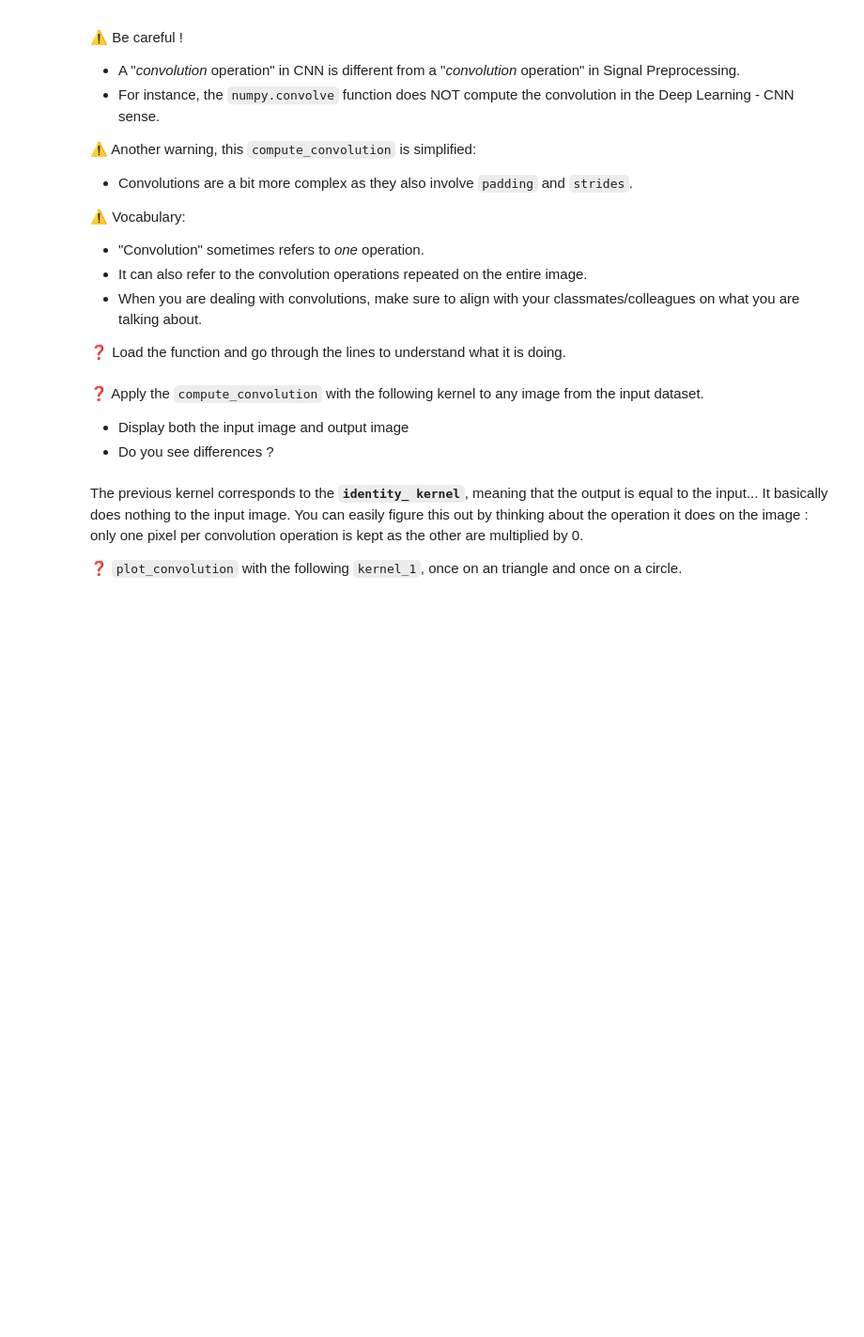
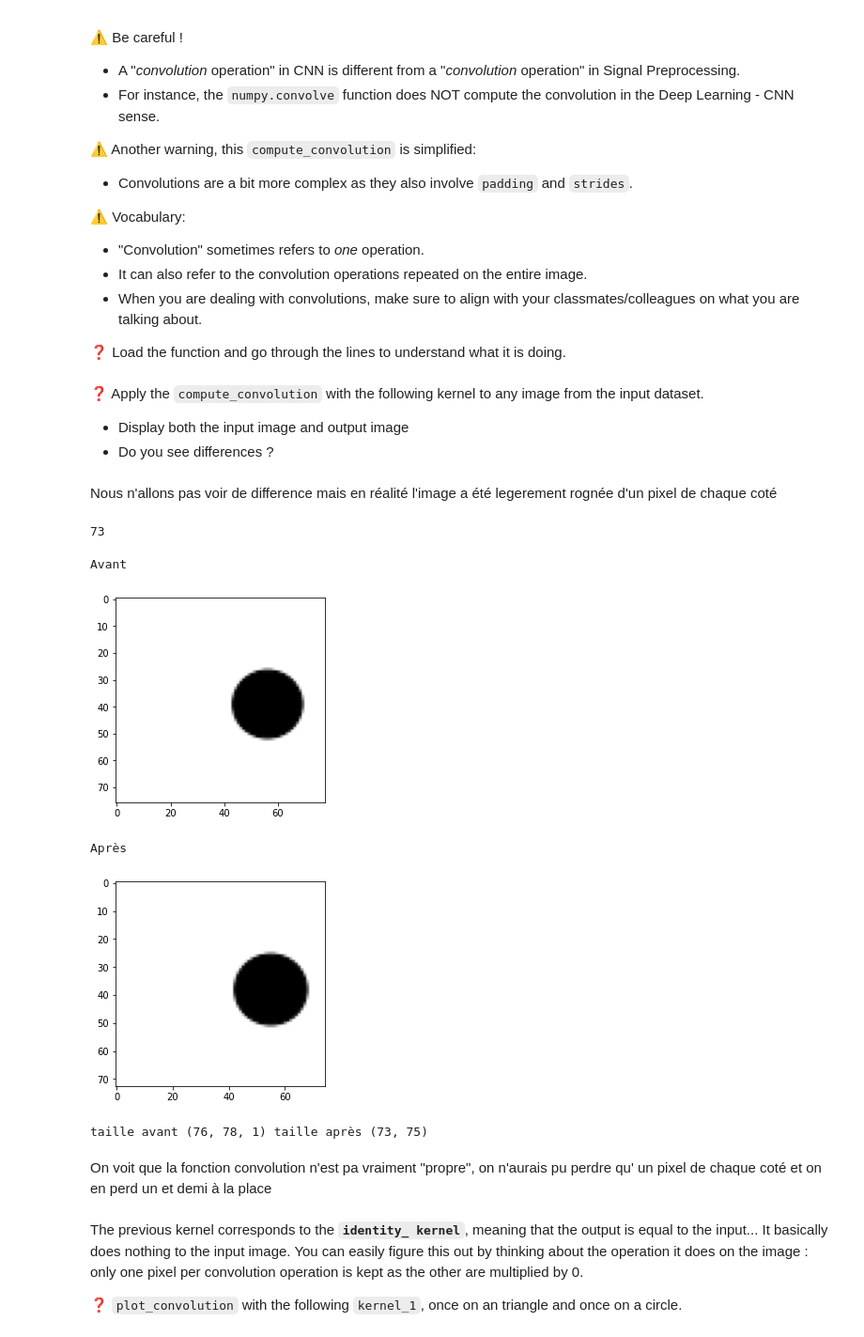
Before and after one commit to flo-collab/P10_my1st_deep, a Jupyter notebook: Exercise5/intuitions_on_convolutions.ipynb, the cells around one changed output. Shown at 94% size. Saved outputs shown, nothing was run; the diff lists cells and outputs as text; code cells hidden in the pictures; blank space fills up the shorter version.

```diff
--- a/Exercise5/intuitions_on_convolutions.ipynb
+++ b/Exercise5/intuitions_on_convolutions.ipynb
@@ -142,3 +179,28 @@ identity_kernel = [
+# %% [markdown]
+Nous n'allons pas voir de difference mais en réalité l'image a été legerement rognée d'un pixel de chaque coté
+# %%
+len(result_conv)
+# %% [output]
+73
+# %%
+result_conv = compute_convolution(X[0], identity_kernel)
+print('Avant')
+plt.imshow(X[0], cmap='gray')
+plt.show()
+
+print('Après')
+plt.imshow(result_conv, cmap='gray')
+plt.show()
+
+print(f'taille avant {X[0].shape} taille après {len(result_conv),len(result_conv[0])}')
+# %% [output]
+Avant
+[figure, added]
+Après
+[figure, added]
+taille avant (76, 78, 1) taille après (73, 75)
+# %% [markdown]
+On voit que la fonction convolution n'est pa vraiment "propre", on n'aurais pu perdre qu' un pixel de chaque coté et on en perd un et demi à la place
 # %% [markdown]
 The previous kernel corresponds to the **`identity_ kernel`**, meaning that the output is equal to the input... It basically does nothing to the input image. You can easily figure this out by thinking about the operation it does on the image : only one pixel per convolution operation is kept as the other are multiplied by 0.
 
```
Also changed, not shown: parts of 42 cells of this notebook, 2 other files.
